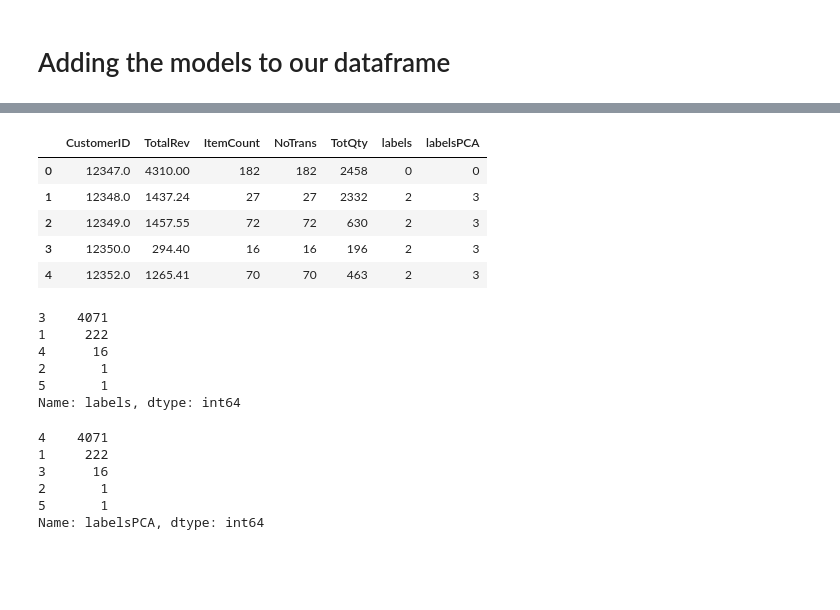
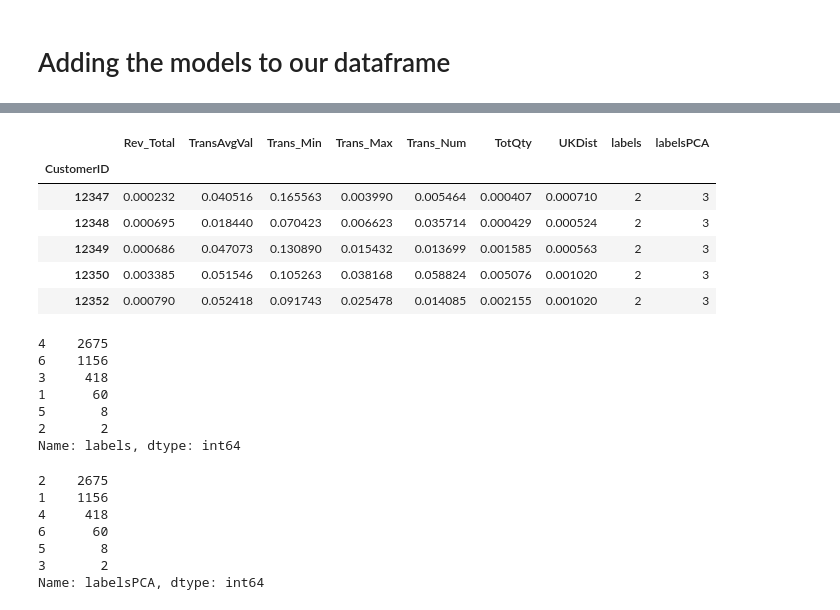
Before and after one commit to tristar82/Project-Week-8-Final-Project, a Jupyter notebook: your-project/Code/Clustering_exercise.ipynb, the cells around one changed output, grey strips where cells are left out. Drawn from its saved outputs; the diff is of its cells as text; code cells hidden in the pictures; blank space fills up the shorter version.

```diff
--- a/your-project/Code/Clustering_exercise.ipynb
+++ b/your-project/Code/Clustering_exercise.ipynb
@@ -114,0 +216,6 @@ df_summary.head()
+# %%
+# Given the values are so large and hard to determine their meaning they will be inverted and normalised.
+# ie. the closer to 1, the more similar they are
+
+df_final = pd.DataFrame(1/(1 + df_final))
+df_final.head()
@@ -127,5 +240,5 @@ One cluster for seaside stations
 # %%
-kmeans = KMeans(n_clusters=5)
-october_clusters = kmeans.fit(df_summary) #XXXXXXXX
-october_clusters.cluster_centers_
+kmeans = KMeans(n_clusters=6)
+customer_clusters = kmeans.fit(df_final)
+customer_clusters.cluster_centers_
 # %% [output]
@@ -145,10 +266,10 @@ array([[1.53154861e+04, 7.96712025e+02, 5.64333742e+01, 5.64333742e+01,
 As we are having more than 25 features, it might make sense to reduce the number of components into 5 and compare with the result of the model 1.
 # %%
 # Principal Component
-pca = PCA(n_components=5)
+pca = PCA(n_components=6)
 
-principalComponents = pca.fit_transform(df_summary)
+principalComponents = pca.fit_transform(df_final)
 principalDf = pd.DataFrame(data = principalComponents
-             ,columns = ['pc1', 'pc2', 'pc3', 'pc4','pc5'])
+             ,columns = ['pc1', 'pc2', 'pc3', 'pc4','pc5', 'pc6'])
 principalDf.head()
 # %% [output]
@@ -187,0 +301,3 @@ df_summary.head()
+# %%
+df_final['labels'] = customer_clusters.fit_predict(df_final)
+df_final.head()
@@ -188,11 +312,12 @@ df_summary.head()
 # %%
-df_summary['labelsPCA'] = october_clusters_PCA.fit_predict(principalDf)
-df_summary.head()
+df_final['labelsPCA'] = customer_clusters.fit_predict(principalDf)
+df_final.head()
 # %% [output]
-|  | CustomerID | TotalRev | ItemCount | NoTrans | TotQty | labels | labelsPCA |
-| 0 | 12347.0 | 4310.00 | 182 | 182 | 2458 | 0 | 0 |
-| 1 | 12348.0 | 1437.24 | 27 | 27 | 2332 | 2 | 3 |
-| 2 | 12349.0 | 1457.55 | 72 | 72 | 630 | 2 | 3 |
-| 3 | 12350.0 | 294.40 | 16 | 16 | 196 | 2 | 3 |
-| 4 | 12352.0 | 1265.41 | 70 | 70 | 463 | 2 | 3 |
+|  | Rev_Total | TransAvgVal | Trans_Min | Trans_Max | Trans_Num | TotQty | UKDist | labels | labelsPCA |
+| CustomerID |  |  |  |  |  |  |  |  |  |
+| 12347 | 0.000232 | 0.040516 | 0.165563 | 0.003990 | 0.005464 | 0.000407 | 0.000710 | 2 | 3 |
+| 12348 | 0.000695 | 0.018440 | 0.070423 | 0.006623 | 0.035714 | 0.000429 | 0.000524 | 2 | 3 |
+| 12349 | 0.000686 | 0.047073 | 0.130890 | 0.015432 | 0.013699 | 0.001585 | 0.000563 | 2 | 3 |
+| 12350 | 0.003385 | 0.051546 | 0.105263 | 0.038168 | 0.058824 | 0.005076 | 0.001020 | 2 | 3 |
+| 12352 | 0.000790 | 0.052418 | 0.091743 | 0.025478 | 0.014085 | 0.002155 | 0.001020 | 2 | 3 |
 # %%
@@ -200,20 +325,22 @@ df_summary[['labels','labelsPCA']] = df_summary[['labels','labelsPCA']].replace(
 # %%
-df_summary.labels.value_counts()
+df_final.labels.value_counts()
 # %% [output]
-3    4071
-1     222
-4      16
-2       1
-5       1
+4    2675
+6    1156
+3     418
+1      60
+5       8
+2       2
 Name: labels, dtype: int64
 # %%
-df_summary.labelsPCA.value_counts()
+df_final.labelsPCA.value_counts()
 # %% [output]
-4    4071
-1     222
-3      16
-2       1
-5       1
+2    2675
+1    1156
+4     418
+6      60
+5       8
+3       2
 Name: labelsPCA, dtype: int64
 # %%
 #Let's check if there is any relationship between the labels created by the two models:
```
Also changed, not shown: parts of 52 cells of this notebook.
